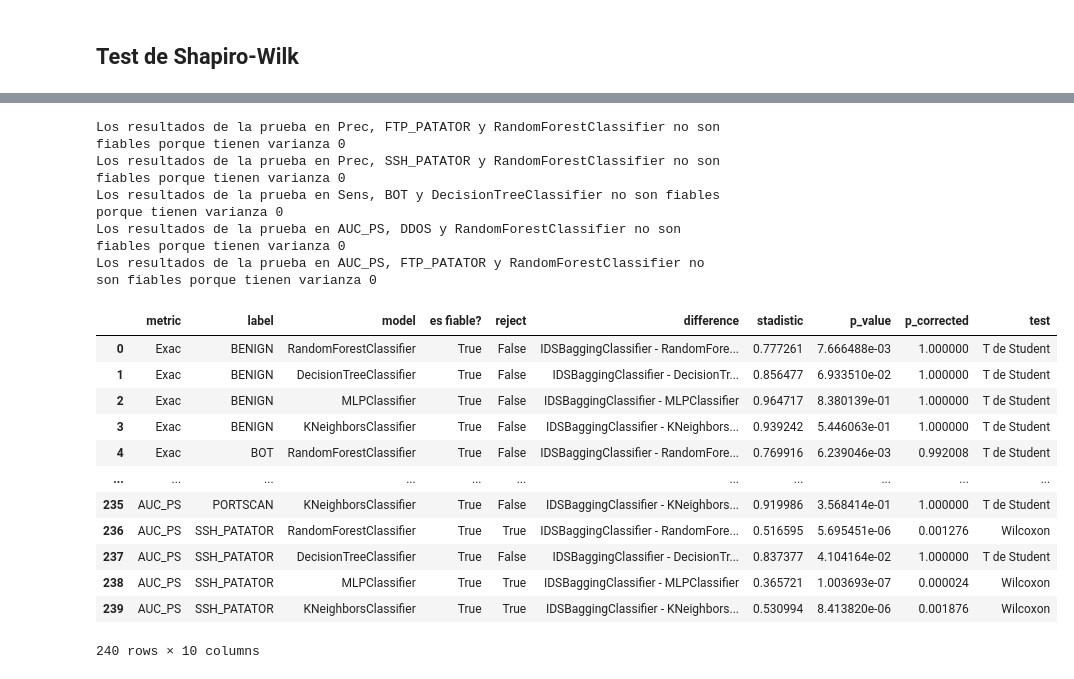
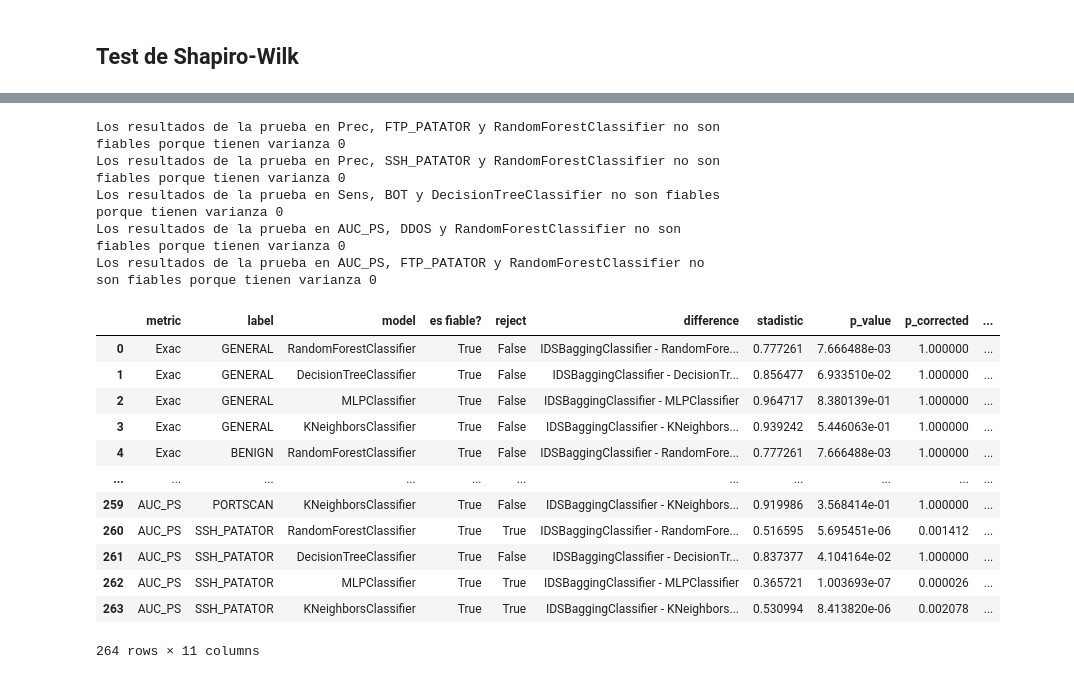
Before and after one commit to alanum9603/IDS_Thesis, a Jupyter notebook: 5_analisis_de_resultados/results_analysis.ipynb, the cells around one changed output, grey strips where cells are left out. Saved outputs shown, nothing was run; the diff lists cells and outputs as text; code cells hidden in the pictures.

```diff
--- a/5_analisis_de_resultados/results_analysis.ipynb
+++ b/5_analisis_de_resultados/results_analysis.ipynb
@@ -46,8 +48,10 @@ print(SEEDS_POR_MODELO)
 
 iter_list   = ['Iteración 1', 'Iteración 2', 'Iteración 3', 'Iteración 4', 'Iteración 5', 'Iteración 6', 'Iteración 7', 'Iteración 8', 'Iteración 9', 'Iteración 10']
 metric_list = ['Exac', 'Prec', 'Sens', 'F1', 'ms', 'AUC_PS']
-label_list  = ['BENIGN', 'BOT', 'DDOS', 'DOS_GOLDENEYE', 'DOS_HULK', 'DOS_SLOWHTTPTEST', 'DOS_SLOWLORIS', 'FTP_PATATOR', 'PORTSCAN', 'SSH_PATATOR']
+label_list  = ['GENERAL', 'BENIGN', 'BOT', 'DDOS', 'DOS_GOLDENEYE', 'DOS_HULK', 'DOS_SLOWHTTPTEST', 'DOS_SLOWLORIS', 'FTP_PATATOR', 'PORTSCAN', 'SSH_PATATOR']
 model_list  = ['RandomForestClassifier', 'DecisionTreeClassifier', 'MLPClassifier', 'KNeighborsClassifier', 'IDSBaggingClassifier']
+list_models = ['RandomForestClassifier', 'DecisionTreeClassifier', 'MLPClassifier', 'KNeighborsClassifier']
+bagging_model_name = 'IDSBaggingClassifier'
 # %% [output]
 [793494059 498241738 377997800 912782427]
 # %%
@@ -149,4 +153,12 @@ with pd.ExcelWriter('output/df_results_ordered_by_model.xlsx', engine='openpyxl'
         (df_results_ordered_by_model['metric'] == metric) &
         (df_results_ordered_by_model['label'] == label)
       ].to_excel(writer, sheet_name=f'{metric}_{label}', index=False)
+# %%
+with pd.ExcelWriter('output/df_results_ordered_by_model_describes.xlsx', engine='openpyxl') as writer:
+  for metric in metric_list :
+    for label in label_list :
+      df_results_ordered_by_model[
+        (df_results_ordered_by_model['metric'] == metric) &
+        (df_results_ordered_by_model['label'] == label)
+      ][model_list].describe().to_excel(writer, sheet_name=f'{metric}_{label}', index=False)
 # %%
@@ -308,10 +296,11 @@ Los resultados de la prueba en AUC_PS, FTP_PATATOR y RandomForestClassifier no s
 # %%
+# Prueba de Shapiro Wilk sobre diferencia de muestras pareadas
 """ Test de Shapiro Wilk """
 # H0 (hipótesis nula): Los datos provienen de una distribución normal
 # H1 (hipótesis alternativa): Los datos no provienen de una distribución normal
 # Nivel de significancia = 0.05
 # Si p < nivel de significancia  ->  Los datos no provienen de una distribución normal
-df_shapiro_wilk = pd.DataFrame(columns=["metric", "label", "model", "difference", "stadistic", "p_value", "es fiable?"])
+df_shapiro_wilk_diferencias = pd.DataFrame(columns=["metric", "label", "model", "difference", "stadistic", "p_value", "es fiable?"])
 nivel_significancia_normalidad = 0.05
 
 for metric in metric_list :
@@ -327,52 +316,61 @@ for metric in metric_list :
       if np.ptp(muestra_diferencia) > 0 :
         fiable = True
       else :
         print(f'Los resultados de la prueba en {metric}, {label} y {model} no son fiables porque tienen varianza 0')
         fiable = False
 
       stat, p = stats.shapiro(muestra_diferencia.to_list())
 
-      df_shapiro_wilk.loc[len(df_shapiro_wilk)] = [
+      df_shapiro_wilk_diferencias.loc[len(df_shapiro_wilk_diferencias)] = [
         metric,
         label,
         model,
         f'{bagging_model_name} - {model}',
         stat,
         p,
         fiable,
       ]
 reject, p_corrected, _, _ = multipletests(
-  df_shapiro_wilk['p_value'].to_list(),
+  df_shapiro_wilk_diferencias['p_value'].to_list(),
   alpha=nivel_significancia_normalidad,
   method='holm'
 )
 
-df_shapiro_wilk['p_corrected'] = p_corrected
-df_shapiro_wilk['reject'] = reject
-# df_shapiro_wilk
-df_shapiro_wilk['test'] = np.where(
-    (~df_shapiro_wilk['reject']) & (df_shapiro_wilk['es fiable?']),
+df_shapiro_wilk_diferencias['p_corrected'] = p_corrected
+df_shapiro_wilk_diferencias['reject'] = reject
+df_shapiro_wilk_diferencias['test'] = np.where(
+    (~df_shapiro_wilk_diferencias['reject']) & (df_shapiro_wilk_diferencias['es fiable?']),
     'T de Student',
     'Wilcoxon'
 )
-# df_shapiro_wilk
-df_shapiro_wilk[['metric', 'label', 'model', 'es fiable?', 'reject', 'difference', 'stadistic', 'p_value', 'p_corrected', 'test']]
+def interpretar_fila(row):
+    if not row['es fiable?']:
+        return f"No se puede realizar la prueba de normalidad de Shapiro-Wilk debido a que las diferencias entre los pares tienen varianza 0, asimismo, se interpreta que los resultados son iguales en cada par"
+    elif not row['reject']:
+        return f"Se realizó la prueba de normalidad de Shapiro-Wilk sobre las diferencias entre los pares del metamodelo de ensamble {'"Bagging"'} y el algoritmo {formatear_nombre_modelo(row['model'])}, obteniéndose un estadístico W {formatear_decimal(row['stadistic'])} y un valor p corregido {formatear_decimal(row['p_corrected'])} mayor al nivel de significancia ({nivel_significancia_normalidad}), por ello, no se rechaza la hipótesis nula y se asume que las diferencias entre los pares siguen una distribución normal, asimismo, se optará por el uso de la prueba T de Student."
+    else:
+        return f"Se realizó la prueba de normalidad de Shapiro-Wilk sobre las diferencias entre los pares del metamodelo de ensamble {'"Bagging"'} y el algoritmo {formatear_nombre_modelo(row['model'])}, obteniéndose un estadístico W {formatear_decimal(row['stadistic'])} y un valor p corregido {formatear_decimal(row['p_corrected'])} menor al nivel de significancia ({nivel_significancia_normalidad}), por ello, se rechaza la hipótesis nula y se asume que las diferencias entre los pares no siguen una distribución normal, asimismo, se optará por el uso de la prueba Wilcoxon."
+
+df_shapiro_wilk_diferencias['interpretacion'] = df_shapiro_wilk_diferencias.apply(interpretar_fila, axis=1)
+df_shapiro_wilk_diferencias = df_shapiro_wilk_diferencias[['metric', 'label', 'model', 'es fiable?', 'reject', 'difference', 'stadistic', 'p_value', 'p_corrected', 'interpretacion', 'test']]
+df_shapiro_wilk_diferencias.to_excel('output/df_shapiro_wilk.xlsx', index=False)
+df_shapiro_wilk_diferencias
 # %% [output]
 Los resultados de la prueba en Prec, FTP_PATATOR y RandomForestClassifier no son fiables porque tienen varianza 0
 Los resultados de la prueba en Prec, SSH_PATATOR y RandomForestClassifier no son fiables porque tienen varianza 0
 Los resultados de la prueba en Sens, BOT y DecisionTreeClassifier no son fiables porque tienen varianza 0
 Los resultados de la prueba en AUC_PS, DDOS y RandomForestClassifier no son fiables porque tienen varianza 0
 Los resultados de la prueba en AUC_PS, FTP_PATATOR y RandomForestClassifier no son fiables porque tienen varianza 0
-|  | metric | label | model | es fiable? | reject | difference | stadistic | p_value | p_corrected | test |
-| 0 | Exac | BENIGN | RandomForestClassifier | True | False | IDSBaggingClassifier - RandomFore... | 0.777261 | 7.666488e-03 | 1.000000 | T de Student |
-| 1 | Exac | BENIGN | DecisionTreeClassifier | True | False | IDSBaggingClassifier - DecisionTr... | 0.856477 | 6.933510e-02 | 1.000000 | T de Student |
-| 2 | Exac | BENIGN | MLPClassifier | True | False | IDSBaggingClassifier - MLPClassifier | 0.964717 | 8.380139e-01 | 1.000000 | T de Student |
-| 3 | Exac | BENIGN | KNeighborsClassifier | True | False | IDSBaggingClassifier - KNeighbors... | 0.939242 | 5.446063e-01 | 1.000000 | T de Student |
-| 4 | Exac | BOT | RandomForestClassifier | True | False | IDSBaggingClassifier - RandomFore... | 0.769916 | 6.239046e-03 | 0.992008 | T de Student |
+|  | metric | label | model | es fiable? | reject | difference | stadistic | p_value | p_corrected | ... |
+| 0 | Exac | GENERAL | RandomForestClassifier | True | False | IDSBaggingClassifier - RandomFore... | 0.777261 | 7.666488e-03 | 1.000000 | ... |
+| 1 | Exac | GENERAL | DecisionTreeClassifier | True | False | IDSBaggingClassifier - DecisionTr... | 0.856477 | 6.933510e-02 | 1.000000 | ... |
+| 2 | Exac | GENERAL | MLPClassifier | True | False | IDSBaggingClassifier - MLPClassifier | 0.964717 | 8.380139e-01 | 1.000000 | ... |
+| 3 | Exac | GENERAL | KNeighborsClassifier | True | False | IDSBaggingClassifier - KNeighbors... | 0.939242 | 5.446063e-01 | 1.000000 | ... |
+| 4 | Exac | BENIGN | RandomForestClassifier | True | False | IDSBaggingClassifier - RandomFore... | 0.777261 | 7.666488e-03 | 1.000000 | ... |
 | ... | ... | ... | ... | ... | ... | ... | ... | ... | ... | ... |
-| 235 | AUC_PS | PORTSCAN | KNeighborsClassifier | True | False | IDSBaggingClassifier - KNeighbors... | 0.919986 | 3.568414e-01 | 1.000000 | T de Student |
-| 236 | AUC_PS | SSH_PATATOR | RandomForestClassifier | True | True | IDSBaggingClassifier - RandomFore... | 0.516595 | 5.695451e-06 | 0.001276 | Wilcoxon |
-| 237 | AUC_PS | SSH_PATATOR | DecisionTreeClassifier | True | False | IDSBaggingClassifier - DecisionTr... | 0.837377 | 4.104164e-02 | 1.000000 | T de Student |
-| 238 | AUC_PS | SSH_PATATOR | MLPClassifier | True | True | IDSBaggingClassifier - MLPClassifier | 0.365721 | 1.003693e-07 | 0.000024 | Wilcoxon |
-| 239 | AUC_PS | SSH_PATATOR | KNeighborsClassifier | True | True | IDSBaggingClassifier - KNeighbors... | 0.530994 | 8.413820e-06 | 0.001876 | Wilcoxon |
+| 259 | AUC_PS | PORTSCAN | KNeighborsClassifier | True | False | IDSBaggingClassifier - KNeighbors... | 0.919986 | 3.568414e-01 | 1.000000 | ... |
+| 260 | AUC_PS | SSH_PATATOR | RandomForestClassifier | True | True | IDSBaggingClassifier - RandomFore... | 0.516595 | 5.695451e-06 | 0.001412 | ... |
+| 261 | AUC_PS | SSH_PATATOR | DecisionTreeClassifier | True | False | IDSBaggingClassifier - DecisionTr... | 0.837377 | 4.104164e-02 | 1.000000 | ... |
+| 262 | AUC_PS | SSH_PATATOR | MLPClassifier | True | True | IDSBaggingClassifier - MLPClassifier | 0.365721 | 1.003693e-07 | 0.000026 | ... |
+| 263 | AUC_PS | SSH_PATATOR | KNeighborsClassifier | True | True | IDSBaggingClassifier - KNeighbors... | 0.530994 | 8.413820e-06 | 0.002078 | ... |
-240 rows × 10 columns
+264 rows × 11 columns
```
Also changed, not shown: parts of 18 cells of this notebook, 12 other files.
